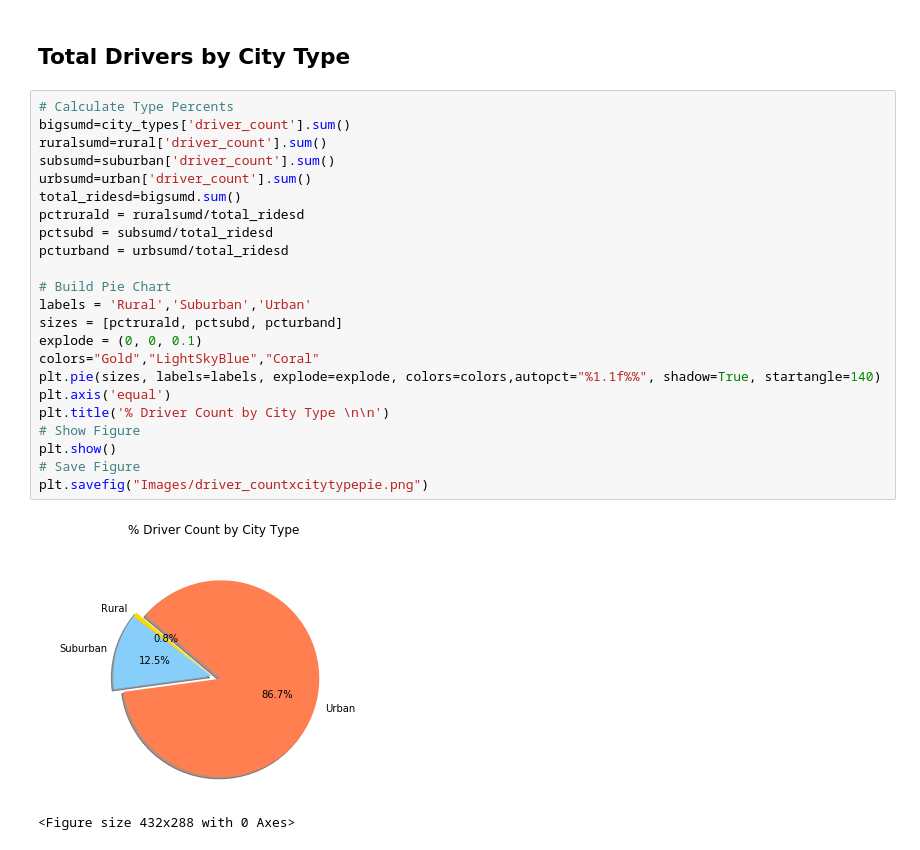
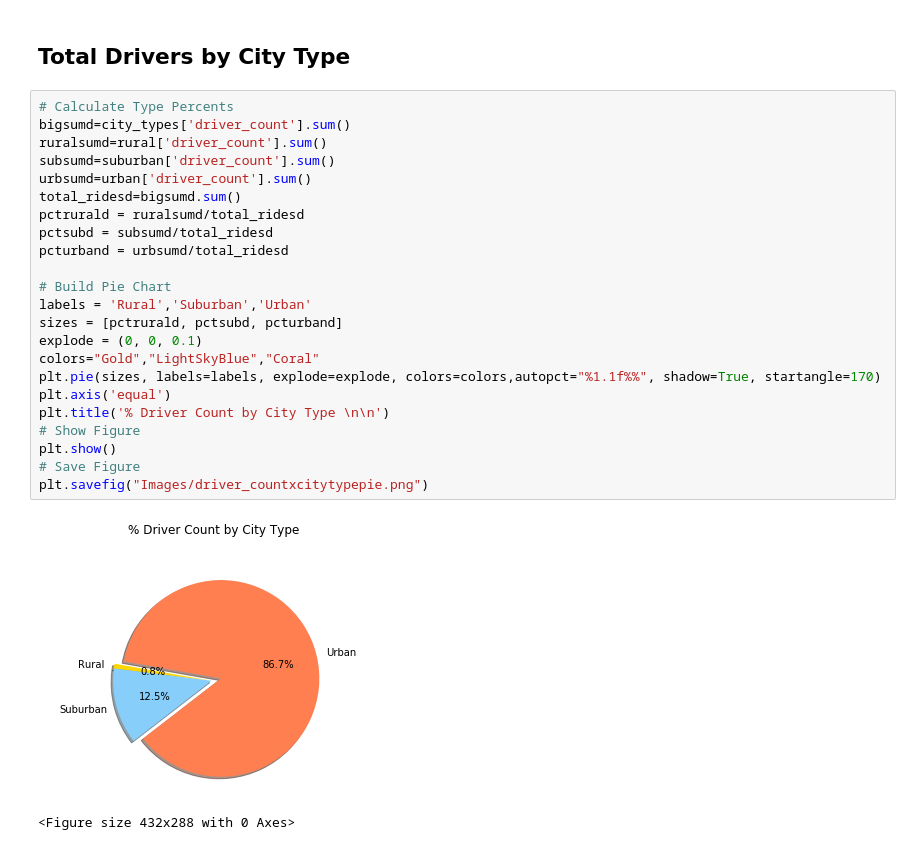
Before and after one commit to msulrich1984/Matplotlib, a Jupyter notebook: PYBER/Pyber.ipynb, the cells around one changed output. Drawn from its saved outputs; the diff is of its cells as text.

```diff
--- a/PYBER/Pyber.ipynb
+++ b/PYBER/Pyber.ipynb
@@ -136,26 +136,26 @@ plt.savefig("Images/ride_idxcitytypepie.png")
 # %%
 # Calculate Type Percents
 bigsumd=city_types['driver_count'].sum()
 ruralsumd=rural['driver_count'].sum()
 subsumd=suburban['driver_count'].sum()
 urbsumd=urban['driver_count'].sum()
 total_ridesd=bigsumd.sum()
 pctrurald = ruralsumd/total_ridesd
 pctsubd = subsumd/total_ridesd
 pcturband = urbsumd/total_ridesd
 
 # Build Pie Chart
 labels = 'Rural','Suburban','Urban'
 sizes = [pctrurald, pctsubd, pcturband]
 explode = (0, 0, 0.1)
 colors="Gold","LightSkyBlue","Coral"
-plt.pie(sizes, labels=labels, explode=explode, colors=colors,autopct="%1.1f%%", shadow=True, startangle=140)
+plt.pie(sizes, labels=labels, explode=explode, colors=colors,autopct="%1.1f%%", shadow=True, startangle=170)
 plt.axis('equal')
 plt.title('% Driver Count by City Type \n\n')
 # Show Figure
 plt.show()
 # Save Figure
 plt.savefig("Images/driver_countxcitytypepie.png")
 # %% [output]
-[figure, old version]
+[figure, new version]
 <Figure size 432x288 with 0 Axes>
```
